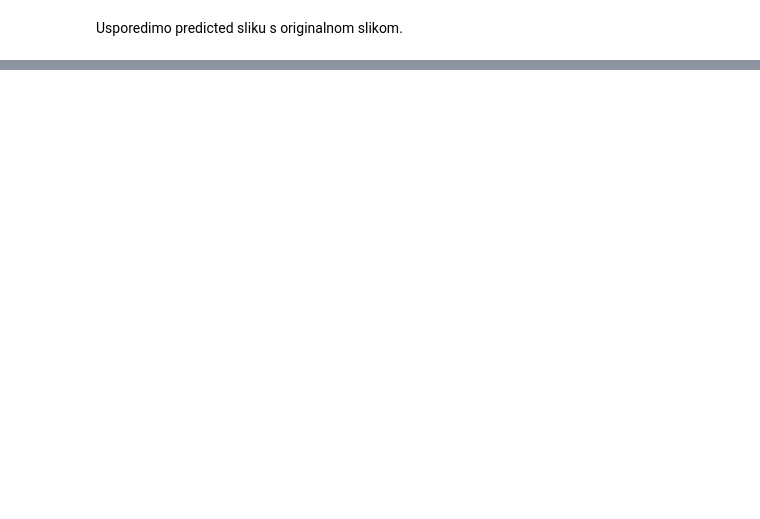
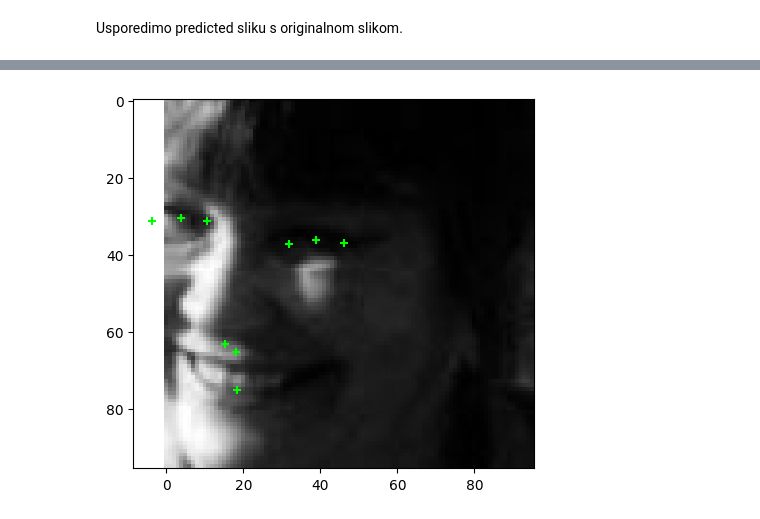
Before and after one commit to tonipolanec/Facial-landmarks-detection-system, a Jupyter notebook: code/project_progress.ipynb, the cells around one changed output, grey strips where cells are left out. Cells and saved outputs as stored; diff of their text form; code cells hidden in the pictures; blank space fills up the shorter version.

```diff
--- a/code/project_progress.ipynb
+++ b/code/project_progress.ipynb
@@ -523,0 +615,7 @@ plot_predicted_image(test_x, test_y, y_pred, 10)
+# %%
+ind = 6268
+plt.imshow(normalized_faces[ind], cmap='gray')
+plt.scatter(landmarks.iloc[ind,0::2], landmarks.iloc[ind,1::2], c="#0f0", marker='+')
+plt.show()
+# %% [output]
+[figure, added]
```
Also changed, not shown: parts of 21 cells of this notebook, 9 other files.
